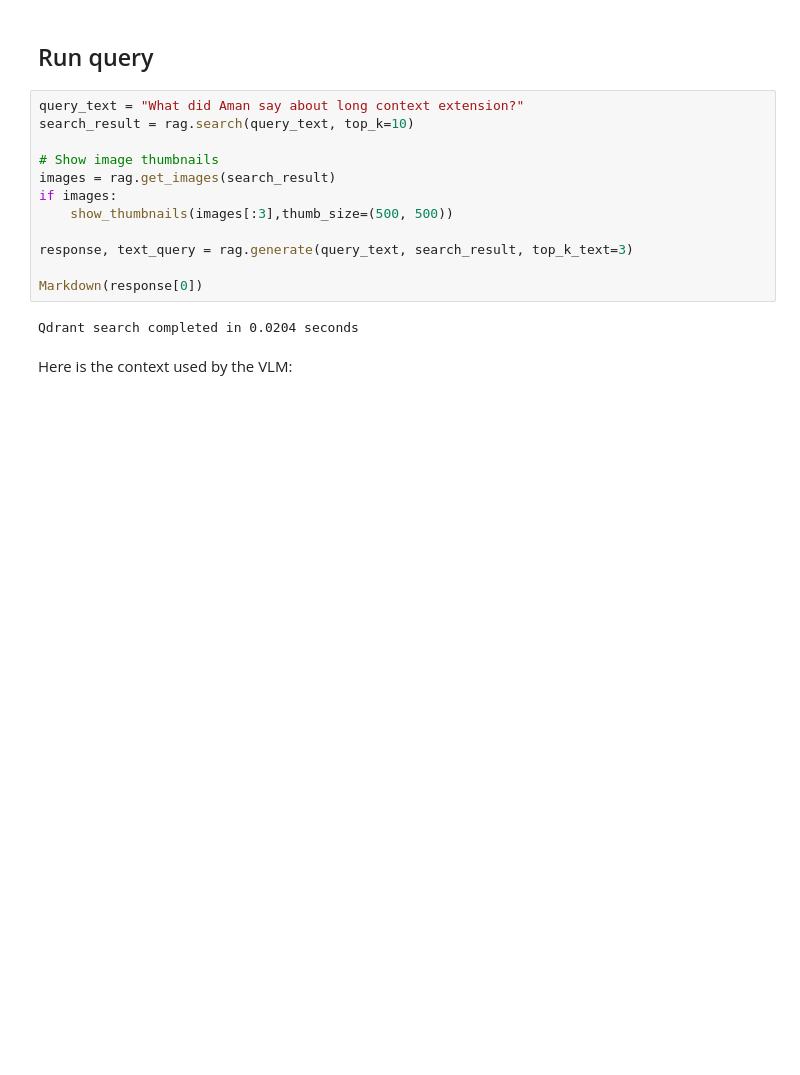
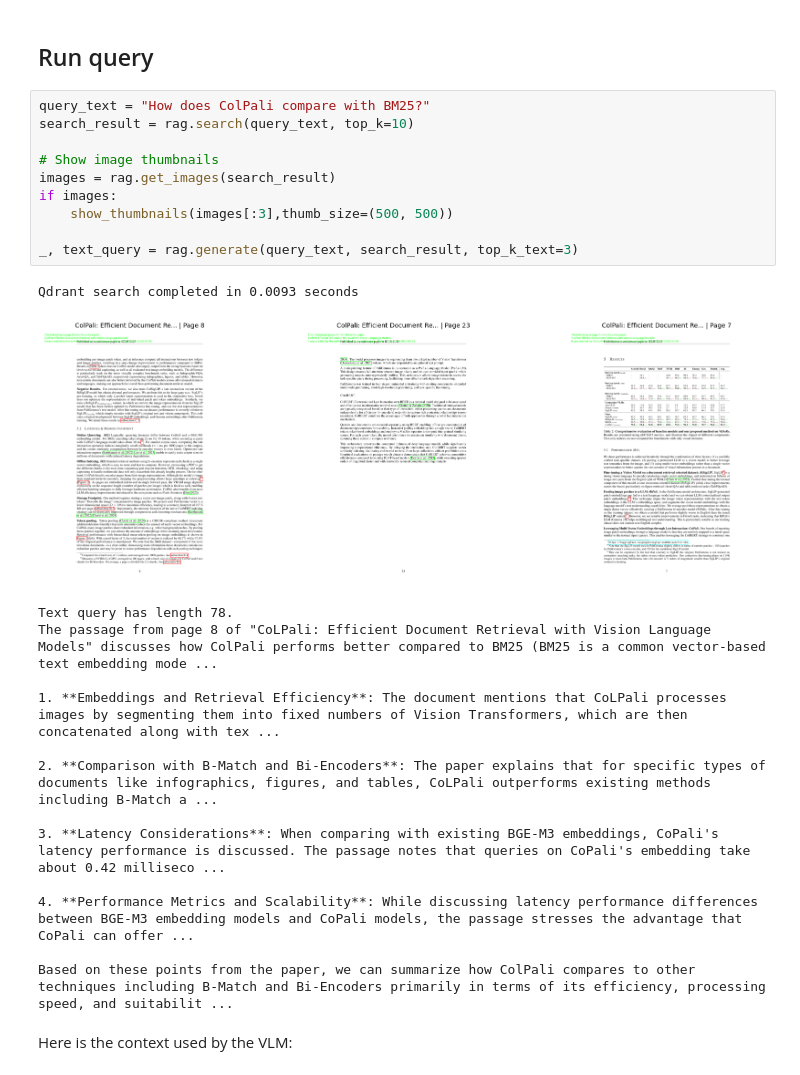
Before and after one commit to krishanr/zoterorag, a Jupyter notebook: zotero_rag.ipynb, the cells around one changed output. Cells and saved outputs as stored; diff of their text form; blank space fills up the shorter version.

```diff
--- a/zotero_rag.ipynb
+++ b/zotero_rag.ipynb
@@ -195,19 +230,30 @@ rag.index_dataset(text,type  = "text",batch_size = 2)
 # %% [markdown]
 ## Run query
 # %%
-query_text = "What did Aman say about long context extension?"
+query_text = "How does ColPali compare with BM25?"
 search_result = rag.search(query_text, top_k=10)
 
 # Show image thumbnails
 images = rag.get_images(search_result)
 if images:
     show_thumbnails(images[:3],thumb_size=(500, 500))
 
-response, text_query = rag.generate(query_text, search_result, top_k_text=3)
-
-Markdown(response[0])
+_, text_query = rag.generate(query_text, search_result, top_k_text=3)
 # %% [output]
-Qdrant search completed in 0.0204 seconds
+Qdrant search completed in 0.0093 seconds
+[figure, added]
+Text query has length 78.
+The passage from page 8 of "CoLPali: Efficient Document Retrieval with Vision Language Models" discusses how ColPali performs better compared to BM25 (BM25 is a common vector-based text embedding mode ...
+
+1. **Embeddings and Retrieval Efficiency**: The document mentions that CoLPali processes images by segmenting them into fixed numbers of Vision Transformers, which are then concatenated along with tex ...
+
+2. **Comparison with B-Match and Bi-Encoders**: The paper explains that for specific types of documents like infographics, figures, and tables, CoLPali outperforms existing methods including B-Match a ...
+
+3. **Latency Considerations**: When comparing with existing BGE-M3 embeddings, CoPali's latency performance is discussed. The passage notes that queries on CoPali's embedding take about 0.42 milliseco ...
+
+4. **Performance Metrics and Scalability**: While discussing latency performance differences between BGE-M3 embedding models and CoPali models, the passage stresses the advantage that CoPali can offer ...
+
+Based on these points from the paper, we can summarize how ColPali compares to other techniques including B-Match and Bi-Encoders primarily in terms of its efficiency, processing speed, and suitabilit ...
 # %% [markdown]
 Here is the context used by the VLM:
 # %%
```
Also changed, not shown: parts of 8 cells of this notebook, 5 other files.
